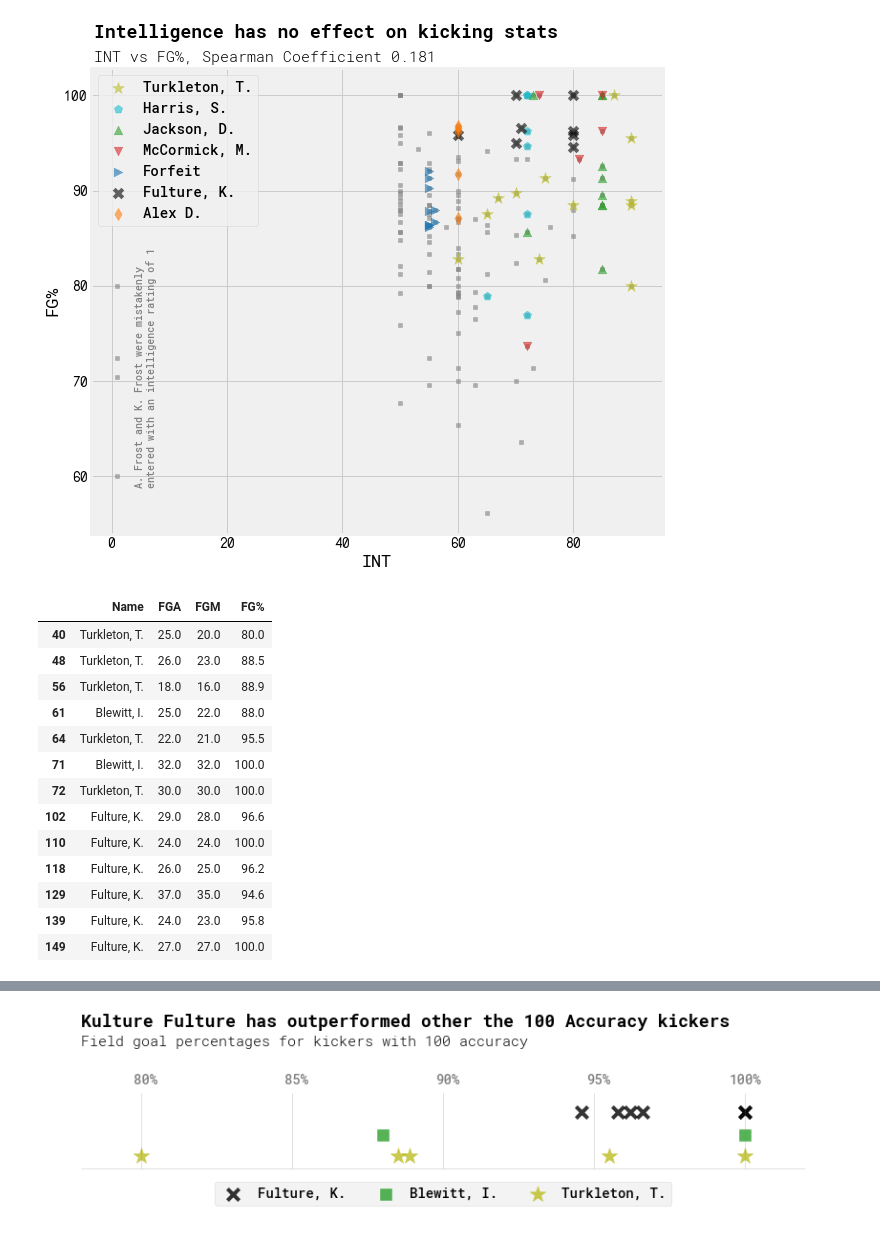
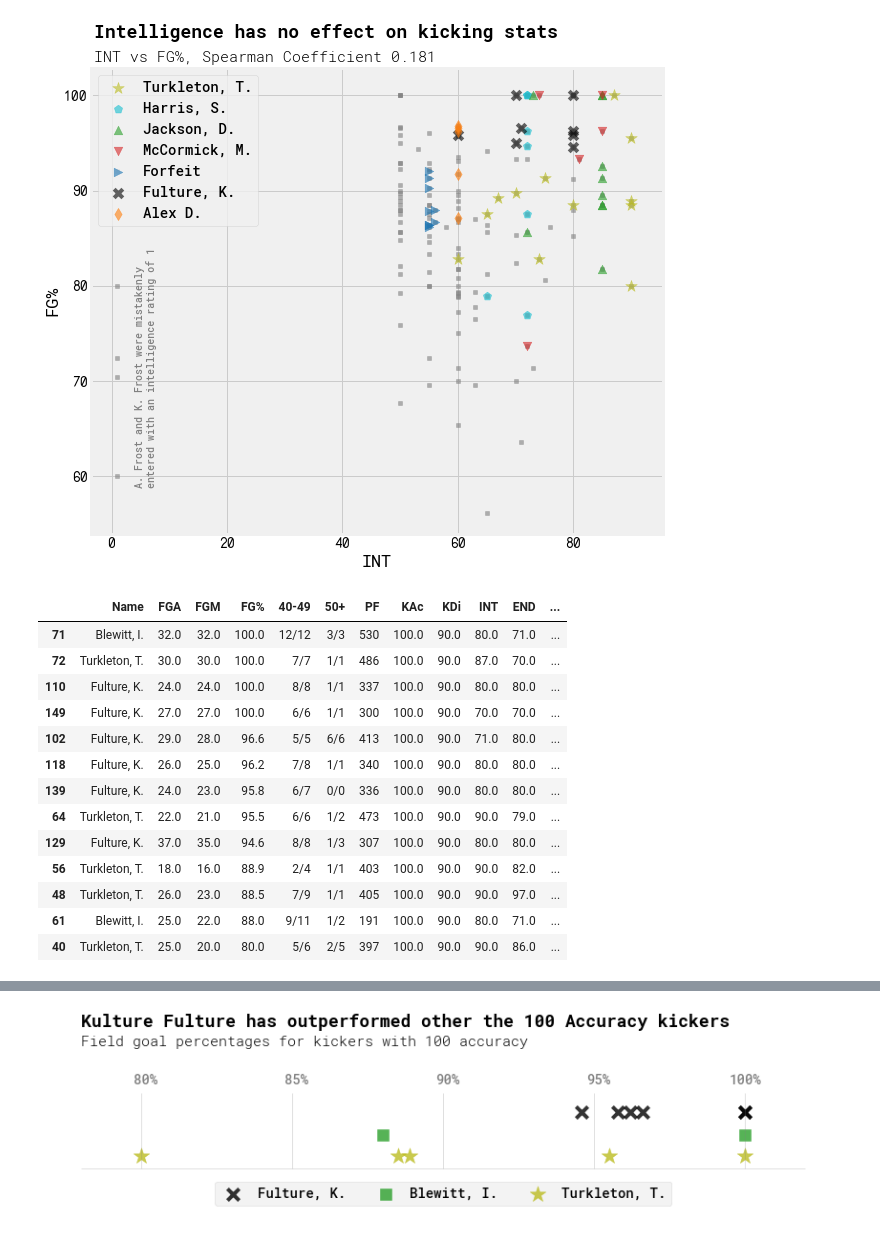
Before and after one commit to infinitempg/kicker-correlations, a Jupyter notebook: analysis.ipynb, the cells around one changed output, grey strips where cells are left out. Drawn from its saved outputs; the diff is of its cells as text; code cells hidden in the pictures.

```diff
--- a/analysis.ipynb
+++ b/analysis.ipynb
@@ -267,19 +267,19 @@ plt.show()
 [figure]
 # %%
 acc100 = kickDF2[kickDF2.KAc == 100]
-acc100[['Name','FGA','FGM','FG%']]
+acc100[['Name','FGA','FGM','FG%','40-49','50+','PF','KAc','KDi','INT','END','OVR','WPct']].sort_values('FG%',ascending=False)
 # %% [output]
-|  | Name | FGA | FGM | FG% |
-| 40 | Turkleton, T. | 25.0 | 20.0 | 80.0 |
-| 48 | Turkleton, T. | 26.0 | 23.0 | 88.5 |
-| 56 | Turkleton, T. | 18.0 | 16.0 | 88.9 |
-| 61 | Blewitt, I. | 25.0 | 22.0 | 88.0 |
-| 64 | Turkleton, T. | 22.0 | 21.0 | 95.5 |
-| 71 | Blewitt, I. | 32.0 | 32.0 | 100.0 |
-| 72 | Turkleton, T. | 30.0 | 30.0 | 100.0 |
-| 102 | Fulture, K. | 29.0 | 28.0 | 96.6 |
-| 110 | Fulture, K. | 24.0 | 24.0 | 100.0 |
-| 118 | Fulture, K. | 26.0 | 25.0 | 96.2 |
-| 129 | Fulture, K. | 37.0 | 35.0 | 94.6 |
-| 139 | Fulture, K. | 24.0 | 23.0 | 95.8 |
-| 149 | Fulture, K. | 27.0 | 27.0 | 100.0 |
+|  | Name | FGA | FGM | FG% | 40-49 | 50+ | PF | KAc | KDi | INT | END | ... |
+| 71 | Blewitt, I. | 32.0 | 32.0 | 100.0 | 12/12 | 3/3 | 530 | 100.0 | 90.0 | 80.0 | 71.0 | ... |
+| 72 | Turkleton, T. | 30.0 | 30.0 | 100.0 | 7/7 | 1/1 | 486 | 100.0 | 90.0 | 87.0 | 70.0 | ... |
+| 110 | Fulture, K. | 24.0 | 24.0 | 100.0 | 8/8 | 1/1 | 337 | 100.0 | 90.0 | 80.0 | 80.0 | ... |
+| 149 | Fulture, K. | 27.0 | 27.0 | 100.0 | 6/6 | 1/1 | 300 | 100.0 | 90.0 | 70.0 | 70.0 | ... |
+| 102 | Fulture, K. | 29.0 | 28.0 | 96.6 | 5/5 | 6/6 | 413 | 100.0 | 90.0 | 71.0 | 80.0 | ... |
+| 118 | Fulture, K. | 26.0 | 25.0 | 96.2 | 7/8 | 1/1 | 340 | 100.0 | 90.0 | 80.0 | 80.0 | ... |
+| 139 | Fulture, K. | 24.0 | 23.0 | 95.8 | 6/7 | 0/0 | 336 | 100.0 | 90.0 | 80.0 | 80.0 | ... |
+| 64 | Turkleton, T. | 22.0 | 21.0 | 95.5 | 6/6 | 1/2 | 473 | 100.0 | 90.0 | 90.0 | 79.0 | ... |
+| 129 | Fulture, K. | 37.0 | 35.0 | 94.6 | 8/8 | 1/3 | 307 | 100.0 | 90.0 | 80.0 | 80.0 | ... |
+| 56 | Turkleton, T. | 18.0 | 16.0 | 88.9 | 2/4 | 1/1 | 403 | 100.0 | 90.0 | 90.0 | 82.0 | ... |
+| 48 | Turkleton, T. | 26.0 | 23.0 | 88.5 | 7/9 | 1/1 | 405 | 100.0 | 90.0 | 90.0 | 97.0 | ... |
+| 61 | Blewitt, I. | 25.0 | 22.0 | 88.0 | 9/11 | 1/2 | 191 | 100.0 | 90.0 | 80.0 | 71.0 | ... |
+| 40 | Turkleton, T. | 25.0 | 20.0 | 80.0 | 5/6 | 2/5 | 397 | 100.0 | 90.0 | 90.0 | 86.0 | ... |
```
Also changed, not shown: parts of 3 cells of this notebook, 3 other files.
